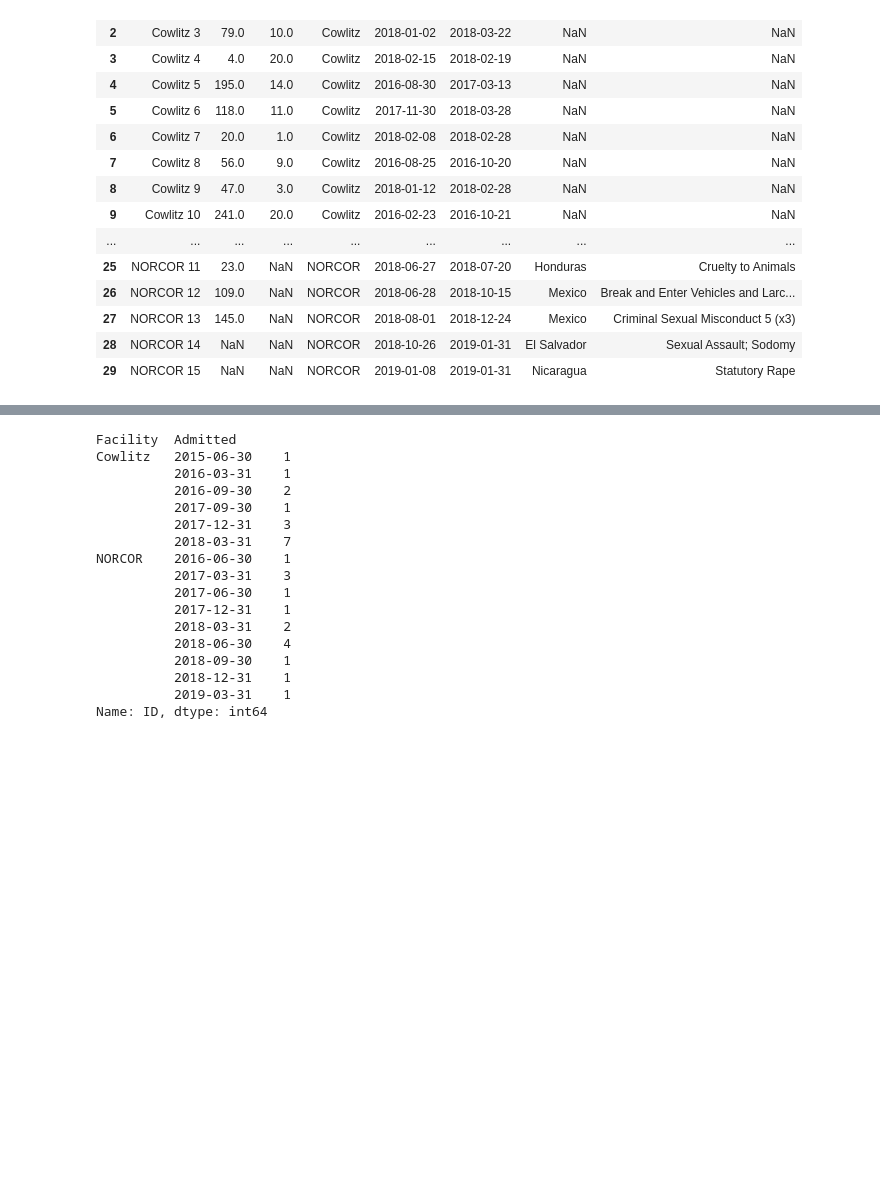
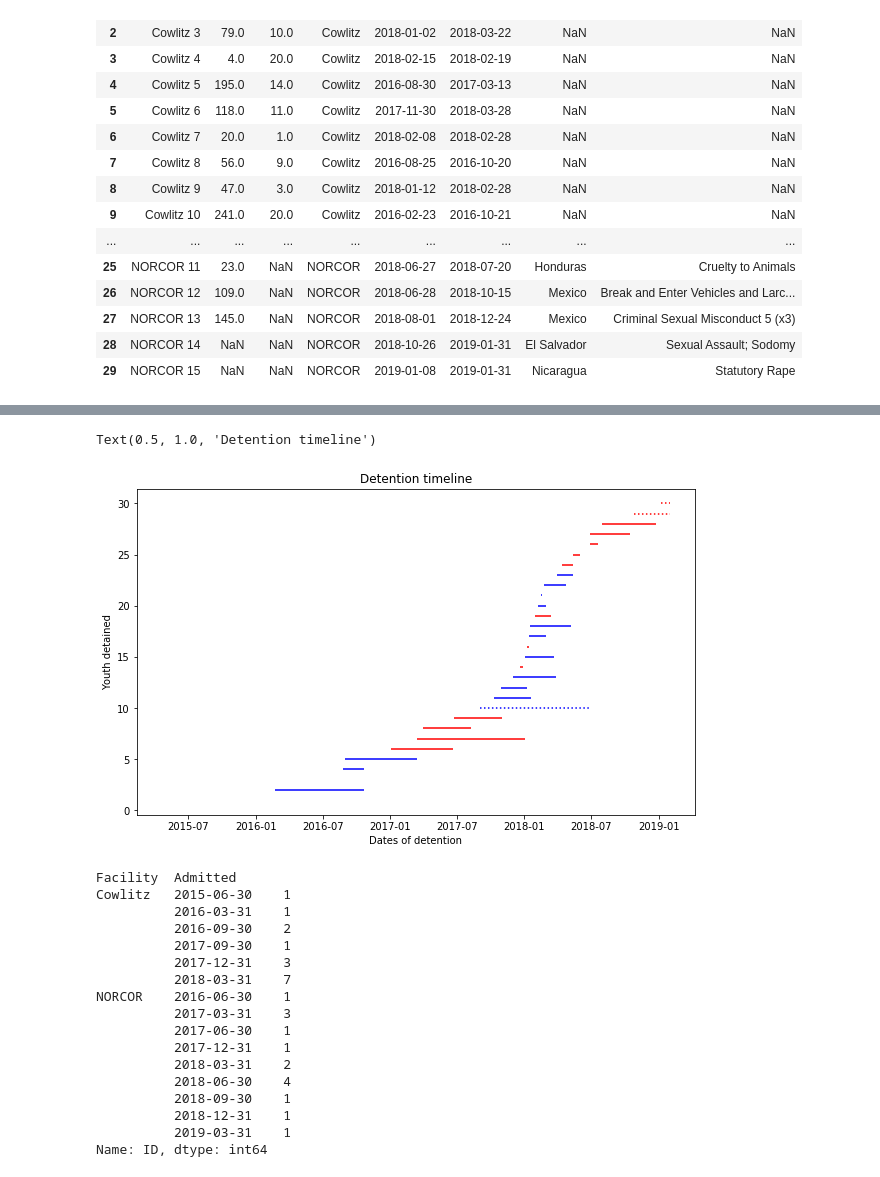
Before and after one commit to UWCHR/ice-facilities, a Jupyter notebook: analyze/note/cowlitz-norcor.ipynb, the cells around one changed output, grey strips where cells are left out. Drawn from its saved outputs; the diff is of its cells as text; code cells hidden in the pictures; blank space fills up the shorter version.

```diff
--- a/analyze/note/cowlitz-norcor.ipynb
+++ b/analyze/note/cowlitz-norcor.ipynb
@@ -170,6 +173,8 @@ df_filled
 df_filled.sort_values(by='Admitted', inplace=True)
 # %%
 df_filled.reset_index(drop=True, inplace=True)
+# %%
+df_filled['Days'] = (df_filled['Released'] - df_filled['Admitted']) / np.timedelta64(1, 'D')
 # %%
 cow_filled = df_filled[df_filled['Facility'] == 'Cowitz']
 nor_filled = df_filled[df_filled['Facility'] == 'NORCOR']
@@ -200,6 +184,28 @@ lines = ['solid'] * 30
 lines[-1] = 'dotted'
 # %%
 lines[-2] = 'dotted'
+# %%
+lines[9] = 'dotted'
+# %%
+
+colors = df_filled['Facility'].replace({'Cowlitz': 'b', 'NORCOR': 'r'})
+
+fig = plt.figure(figsize=(10,6))
+ax = fig.add_subplot(111)
+ax.xaxis_date()
+fig = plt.hlines(df_filled.index+1,
+                mdates.date2num(df_filled['Admitted']),
+                mdates.date2num(df_filled['Released']),
+                color = colors,
+                linestyles = lines)
+# ax.set_xticklabels(ax.get_xticks(), rotation=45)
+
+plt.ylabel('Youth detained')
+plt.xlabel('Dates of detention')
+plt.title('Detention timeline')
+# %% [output]
+Text(0.5, 1.0, 'Detention timeline')
+[figure, added]
 # %%
 quarterly = df_filled.set_index('Admitted').groupby(['Facility', pd.Grouper(freq='Q')])['ID'].count()
 yearly = df_filled.set_index('Admitted').groupby(['Facility', pd.Grouper(freq='AS-OCT')])['ID'].count()
```
Also changed, not shown: parts of 7 cells of this notebook.
